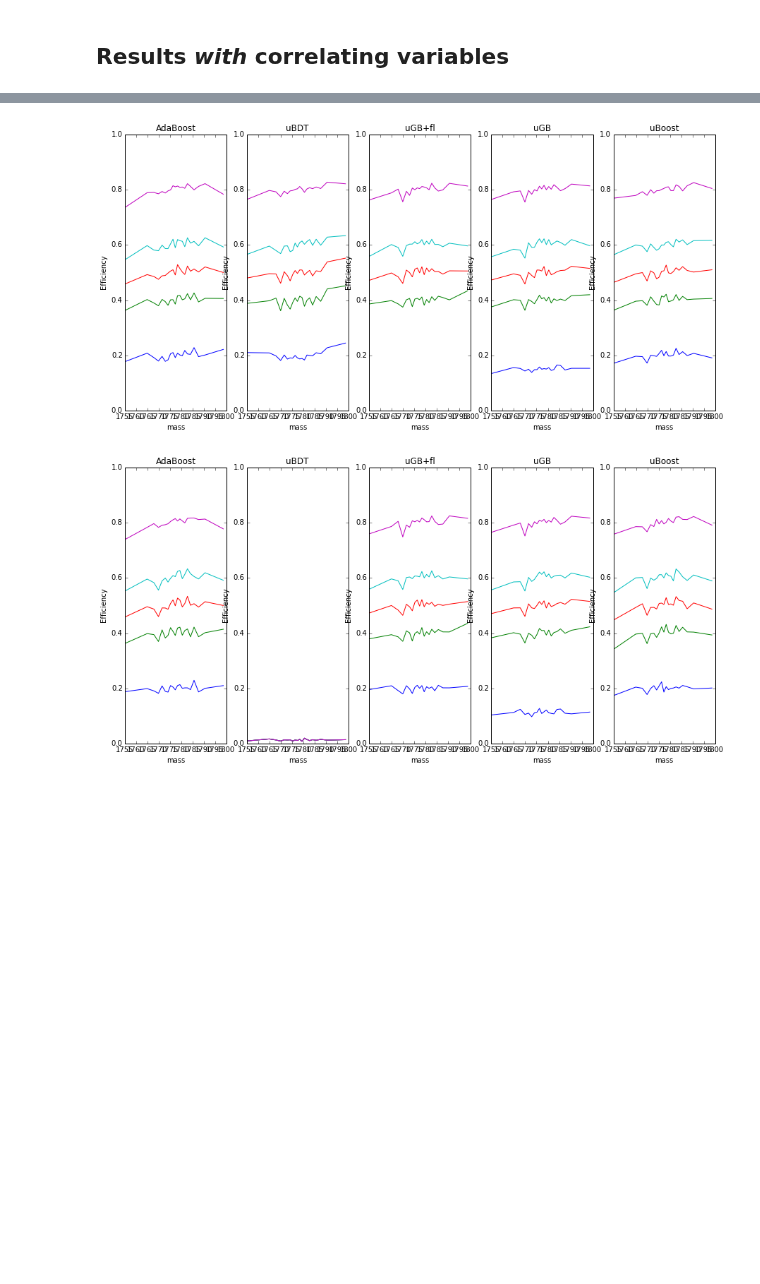
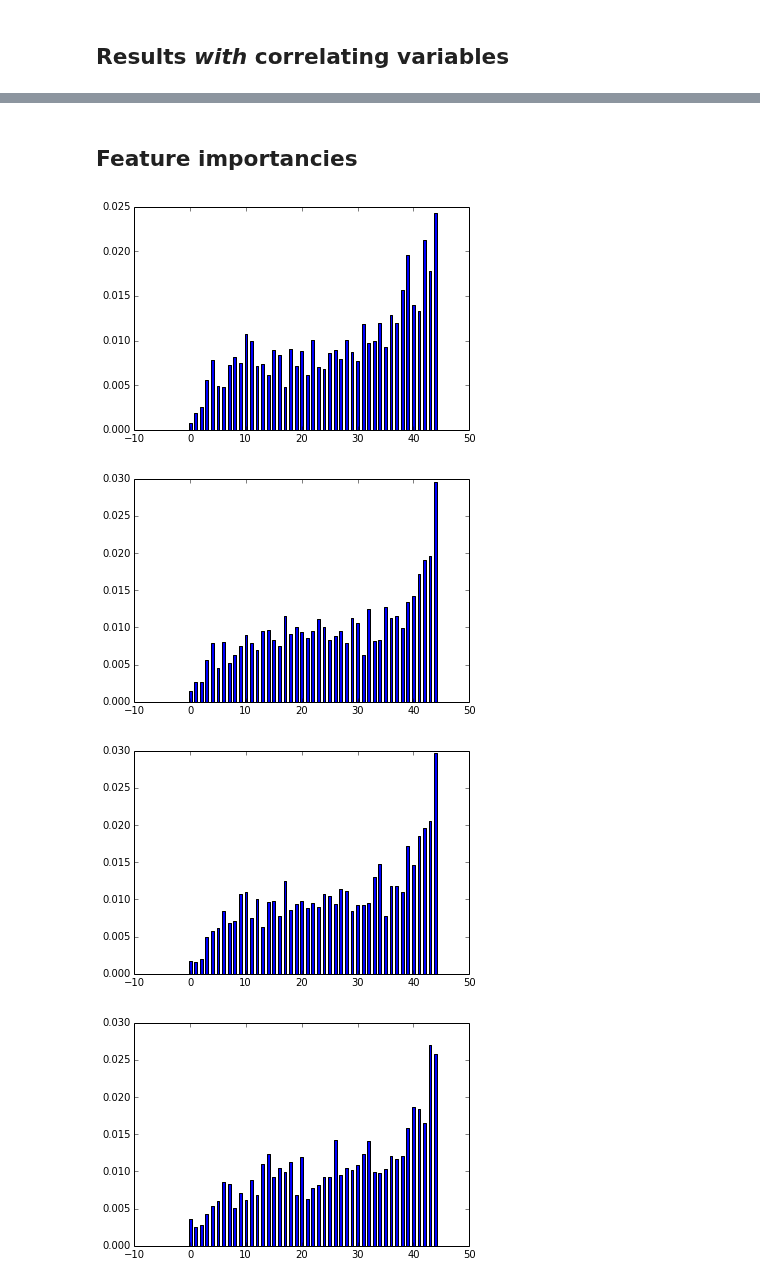
Before and after one commit to anaderi/lhcb_trigger_ml, a Jupyter notebook: IPythonWorkflow/TauIntoMuons.ipynb, the cells around one changed output, grey strips where cells are left out. Saved outputs shown, nothing was run; the diff lists cells and outputs as text; code cells hidden in the pictures; blank space fills up the shorter version.

Commit message:
added smearing and feature importances

```diff
--- a/IPythonWorkflow/TauIntoMuons.ipynb
+++ b/IPythonWorkflow/TauIntoMuons.ipynb
@@ -173,6 +145,6 @@ We spent 485.751 seconds on parallel training
 # %%
 # All features (for the exception of mass)
-all_classifiers = OrderedDict()
+all_classifiers = ClassifiersDict()
 all_classifiers['AdaBoost'] = HidingClassifier(train_variables=nonmass_variables,
                                   base_estimator=AdaBoostClassifier(base_estimator=base_estimator, n_estimators=n_estimators))
 
@@ -190,6 +162,6 @@ loss = ugb.SimpleKnnLossFunction(uniform_variables, knn=20)
 all_classifiers['uGB'] = ugb.MyGradientBoostingClassifier(loss=loss, n_estimators=n_estimators,
                                                       train_variables=nonmass_variables, learning_rate=0.2, **tree_args)
 
-
-reports.trainClassifiers(all_classifiers, trainX, trainY, ipc_profile=ipc_profile)
+all_classifiers.fit(trainX, trainY, ipc_profile=ipc_profile)
+pass
 # %% [output]
@@ -253,5 +201,27 @@ stagedEfficiencyReport(classifiers, stages, sig_test, is_signal=False)
-# %%
-stagedEfficiencyReport(all_classifiers, stages, sig_test, is_signal=False)
-# %% [output]
-[figure, removed]
-[figure, removed]
+# %% [markdown]
+## Feature importancies
+# %%
+uBoost = all_classifiers['uBoost']
+sum_importances = numpy.zeros(len(nonmass_variables))
+for classifier in uBoost.classifiers[:6]:
+    sum_importances += classifier.feature_importances_
+
+# sum_importances += numpy.random.random(len(sum_importances))
+order = numpy.argsort(sum_importances)
+
+# print sum_importances
+for efficiency, classifier in zip(uBoost.target_efficiencies, uBoost.classifiers):
+    X = np.arange(len(nonmass_variables))
+    pylab.bar(X, numpy.array(classifier.feature_importances_)[order], align='center', width=0.5)
+#     pylab.xticks(X, nonmass_variables)
+#     ymax = max(d.values()) + 1
+#     pl.ylim(0, ymax)
+    pylab.show()
+
+print "Order of variables:"
+print numpy.array(nonmass_variables)[order]
+# %% [output]
+[figure, added]
+[figure, added]
+[figure, added]
+[figure, added]
```
Also changed, not shown: parts of 15 cells of this notebook, 1 other file.
